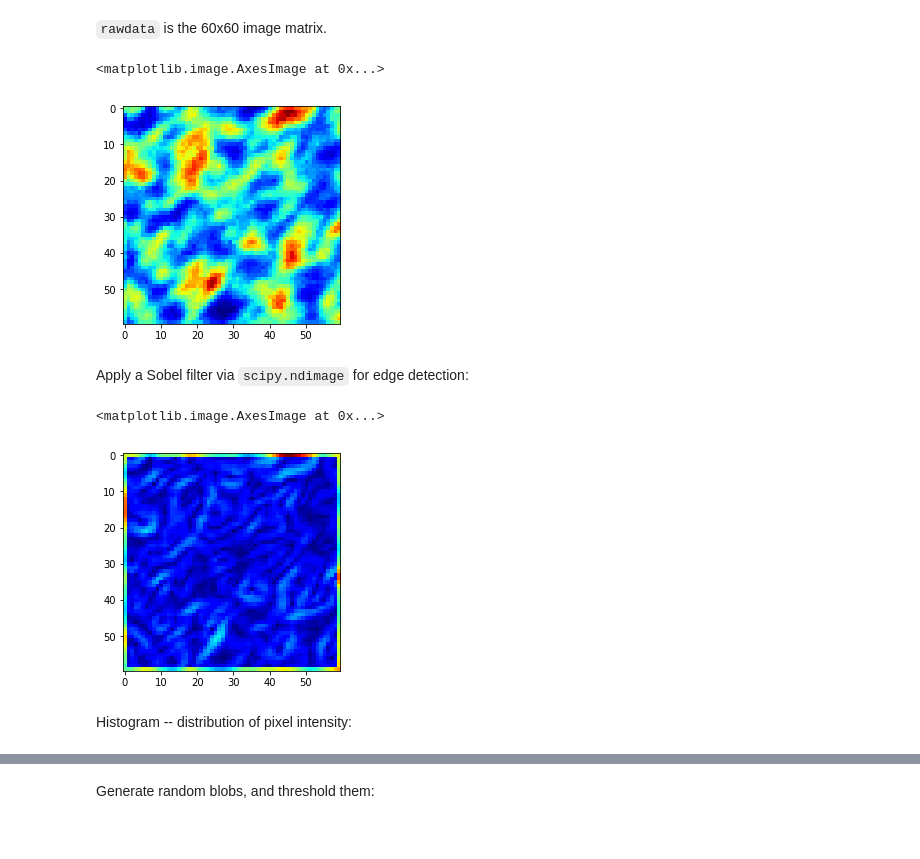
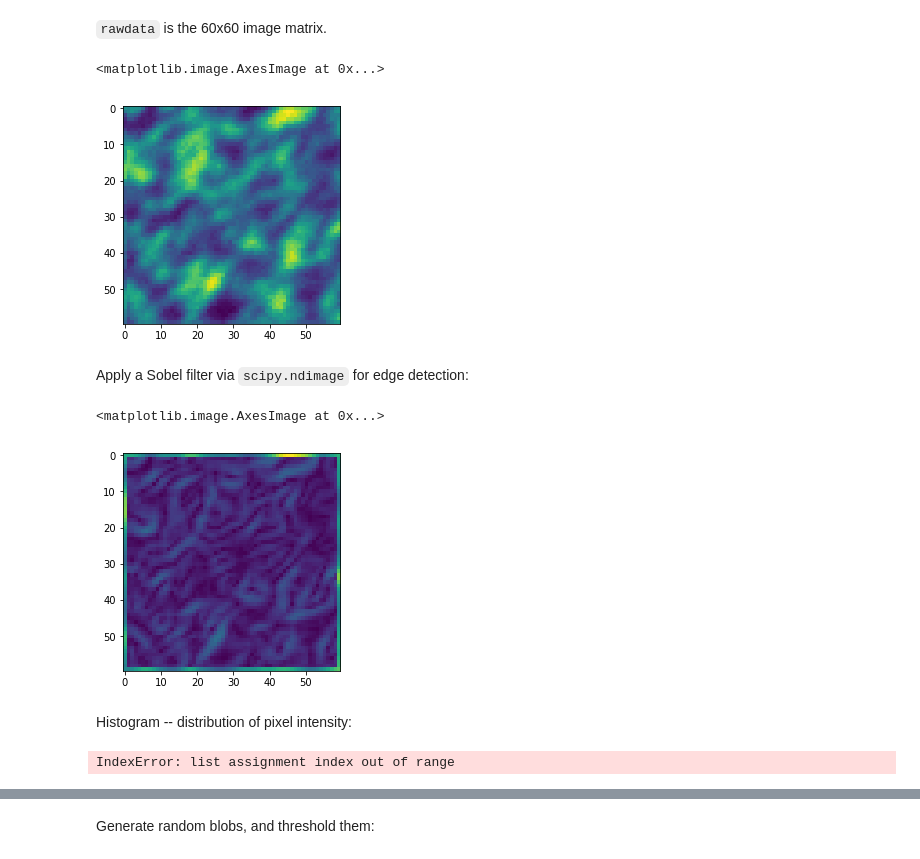
Before and after one commit to ezatterin/notebooks, a Jupyter notebook: learn/kmap_img_analysis.ipynb, the cells around one changed output, grey strips where cells are left out. Saved outputs shown, nothing was run; the diff lists cells and outputs as text; code cells hidden in the pictures.

```diff
--- a/learn/kmap_img_analysis.ipynb
+++ b/learn/kmap_img_analysis.ipynb
@@ -9,7 +9,7 @@ import scipy.ndimage as nd
 
 %matplotlib inline
 
-specdir = '/users/opid01/edo/inhouse_edo/IHR_20161114/spec/'
+specdir = '/users/zatterin/Documents/data/IHR_20161114/spec/'
 fname = '20161115_E16088_fast_00220.spec'
 rois = ['mpx4int', 'mpx4ro1', 'mpx4ro2']
 sample_name = 'e16088'
@@ -29,11 +29,11 @@ rawdata.shape, motor_1.shape, motor_2.shape = new_shape, new_shape, new_shape
 # %% [markdown]
 `rawdata` is the 60x60 image matrix.
 # %%
-plt.imshow(rawdata,cmap='jet')
+plt.imshow(rawdata)
 # plt.contour(rawdata, [1569])
 # %% [output]
 <matplotlib.image.AxesImage at 0x...>
-[figure, old version]
+[figure, new version]
 # %% [markdown]
 Apply a Sobel filter via `scipy.ndimage` for edge detection:
 # %%
@@ -41,15 +41,17 @@ sx = nd.sobel(rawdata, axis=0, mode='constant')
 sy = nd.sobel(rawdata, axis=1, mode='constant')
 sob = np.hypot(sx,sy)
 # %%
-plt.imshow(sob, cmap='jet', interpolation='nearest')
+plt.imshow(sob, interpolation='nearest')
 # %% [output]
 <matplotlib.image.AxesImage at 0x...>
-[figure, old version]
+[figure, new version]
 # %% [markdown]
 Histogram -- distribution of pixel intensity:
 # %%
 hist, bin_edges = np.histogram(rawdata, bins='auto')
 bin_centres = 0.5*(bin_edges[:-1] + bin_edges[1:])
+# %% [output]
+IndexError: list assignment index out of range
 # %%
 plt.plot(bin_centres,hist)
 # %% [output]
```
Also changed, not shown: parts of 8 cells of this notebook, 2 other files.
